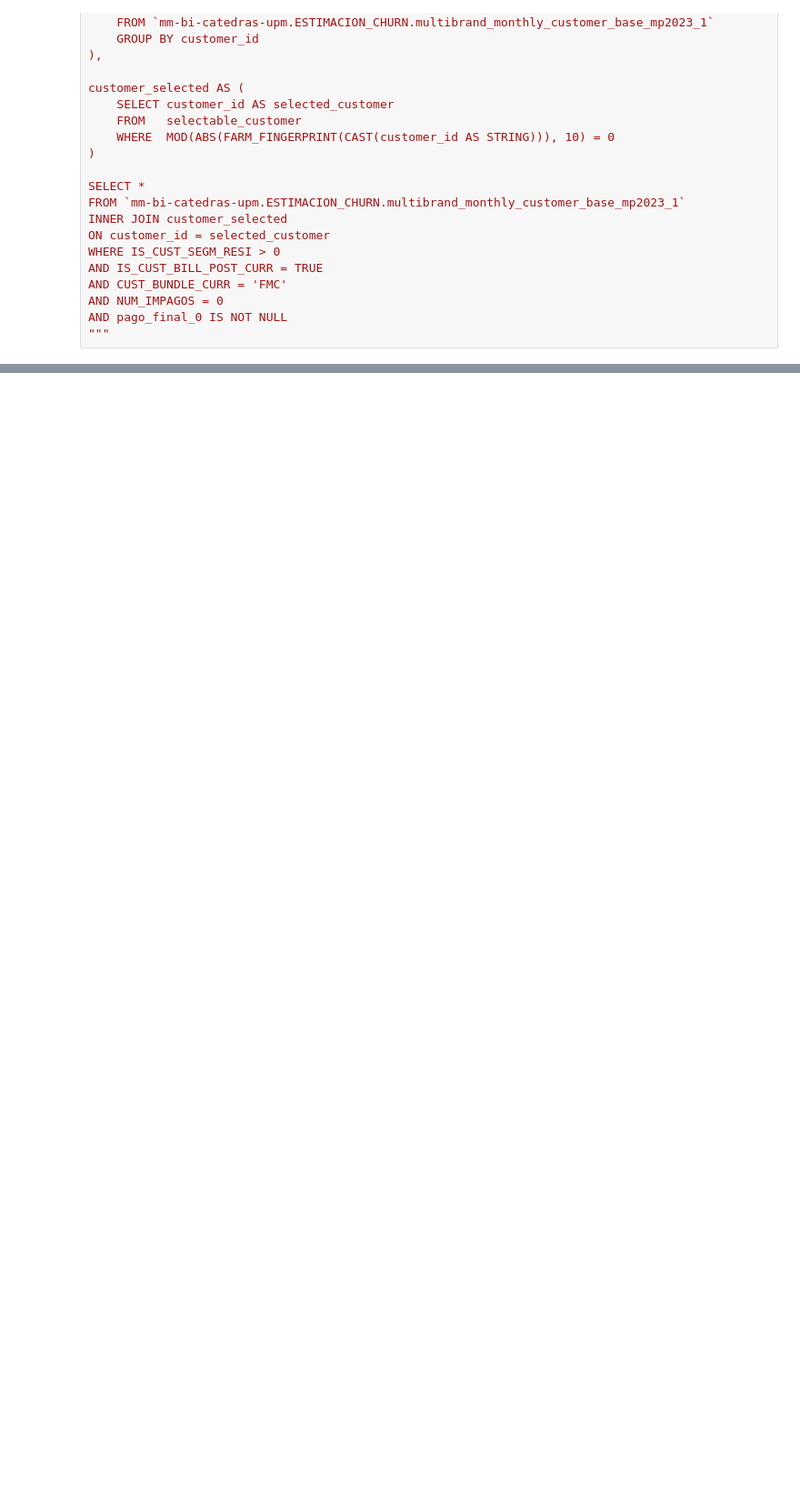
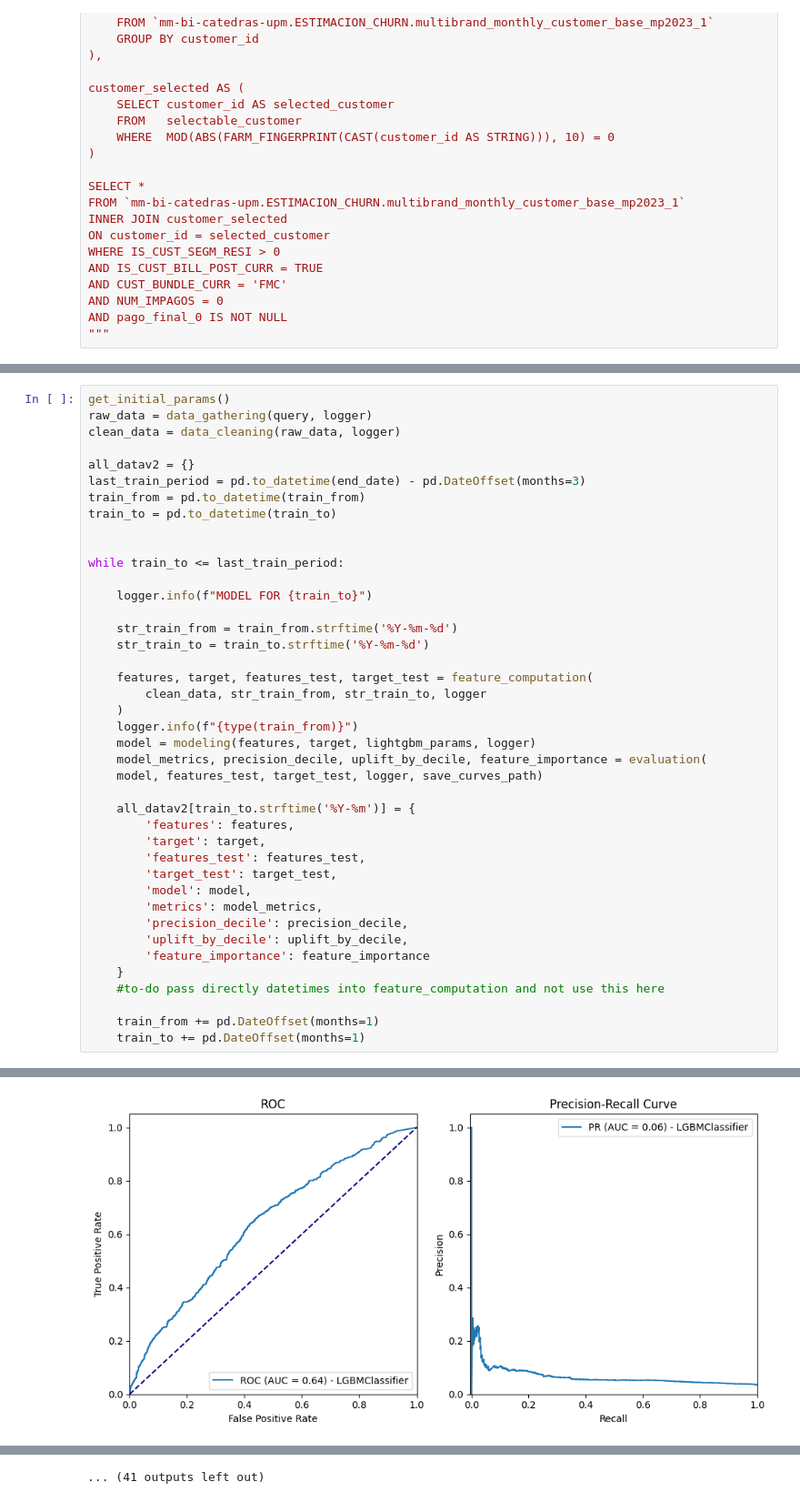
Before and after one commit to Zrive/zrive-ds-4q23-churn, a Jupyter notebook: src/eda/evaluation_metrics.ipynb, the cells around one changed output, grey strips where cells are left out. Shown at 91% size. Cells and saved outputs as stored; diff of their text form; blank space fills up the shorter version.

```diff
--- a/src/eda/evaluation_metrics.ipynb
+++ b/src/eda/evaluation_metrics.ipynb
@@ -746,0 +550,42 @@ ValueError: Input data must be 2 dimensional and non empty.
+# %%
+get_initial_params()
+raw_data = data_gathering(query, logger)
+clean_data = data_cleaning(raw_data, logger)
+
+all_datav2 = {}
+last_train_period = pd.to_datetime(end_date) - pd.DateOffset(months=3)
+train_from = pd.to_datetime(train_from)
+train_to = pd.to_datetime(train_to)
+
+
+while train_to <= last_train_period:
+
+    logger.info(f"MODEL FOR {train_to}")
+
+    str_train_from = train_from.strftime('%Y-%m-%d')
+    str_train_to = train_to.strftime('%Y-%m-%d')
+
+    features, target, features_test, target_test = feature_computation(
+        clean_data, str_train_from, str_train_to, logger
+    )
+    logger.info(f"{type(train_from)}")
+    model = modeling(features, target, lightgbm_params, logger)
+    model_metrics, precision_decile, uplift_by_decile, feature_importance = evaluation(
+    model, features_test, target_test, logger, save_curves_path)
+
+    all_datav2[train_to.strftime('%Y-%m')] = {
+        'features': features,
+        'target': target,
+        'features_test': features_test,
+        'target_test': target_test,
+        'model': model,
+        'metrics': model_metrics,
+        'precision_decile': precision_decile,
+        'uplift_by_decile': uplift_by_decile,
+        'feature_importance': feature_importance
+    }
+    #to-do pass directly datetimes into feature_computation and not use this here
+
+    train_from += pd.DateOffset(months=1)
+    train_to += pd.DateOffset(months=1)
+# %% [output]
@@ -746,0 +622 @@ ValueError: Input data must be 2 dimensional and non empty.
+[figure, added]
@@ -746,0 +685 @@ ValueError: Input data must be 2 dimensional and non empty.
+... (41 outputs left out)
```
Also changed, not shown: parts of 38 cells of this notebook, 7 other files.
